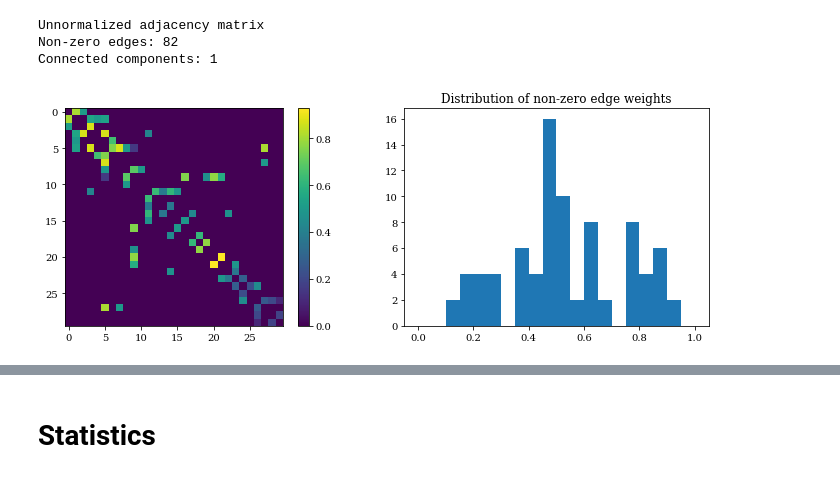
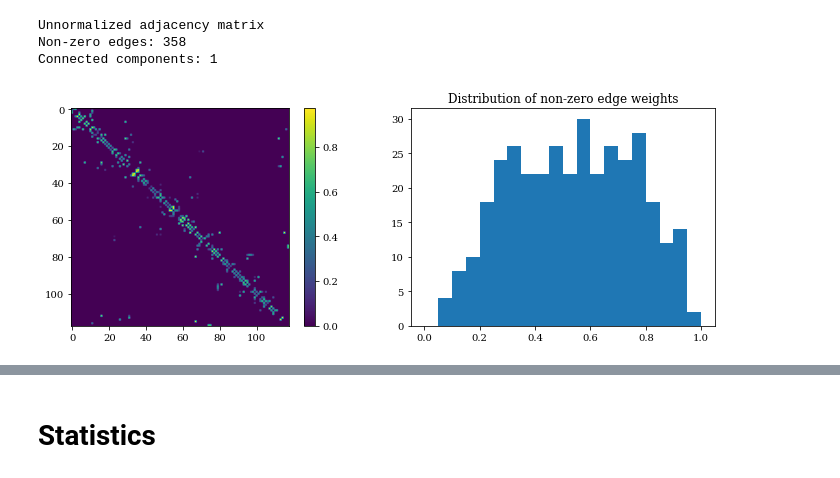
Before and after one commit to Damowerko/opf, a Jupyter notebook: paper/analysis.ipynb, the cells around one changed output, grey strips where cells are left out. Saved outputs shown, nothing was run; the diff lists cells and outputs as text; code cells hidden in the pictures.

```diff
--- a/paper/analysis.ipynb
+++ b/paper/analysis.ipynb
@@ -19,19 +19,19 @@ import utils
 # fix issues with figures using underscores in their names
 mpl.rcParams["text.usetex"] = False
 # %%
-case_name = "case30"
-run_id = "2lllzf30"
+case_name = "case118"
+run_id = "q7jv9dwm"
 data_dir = "../data/"
 log_dir = "../logs/"
 # %%
-dm = opf.dataset.CaseDataModule("case30", "../data", adj_threshold=0.01)
+dm = opf.dataset.CaseDataModule(case_name, "../data", adj_threshold=0.01)
 print("Unnormalized adjacency matrix")
 opf.utils.graph_info(dm.gso(normalize=False), plot=True)
 # %% [output]
 Unnormalized adjacency matrix
-Non-zero edges: 82
+Non-zero edges: 358
 Connected components: 1
-[figure, old version]
+[figure, new version]
 # %%
 api = wandb.Api()
 run = api.run(f"damowerko/opf/{run_id}")
```
Also changed, not shown: parts of 6 cells of this notebook, 10 other files.
